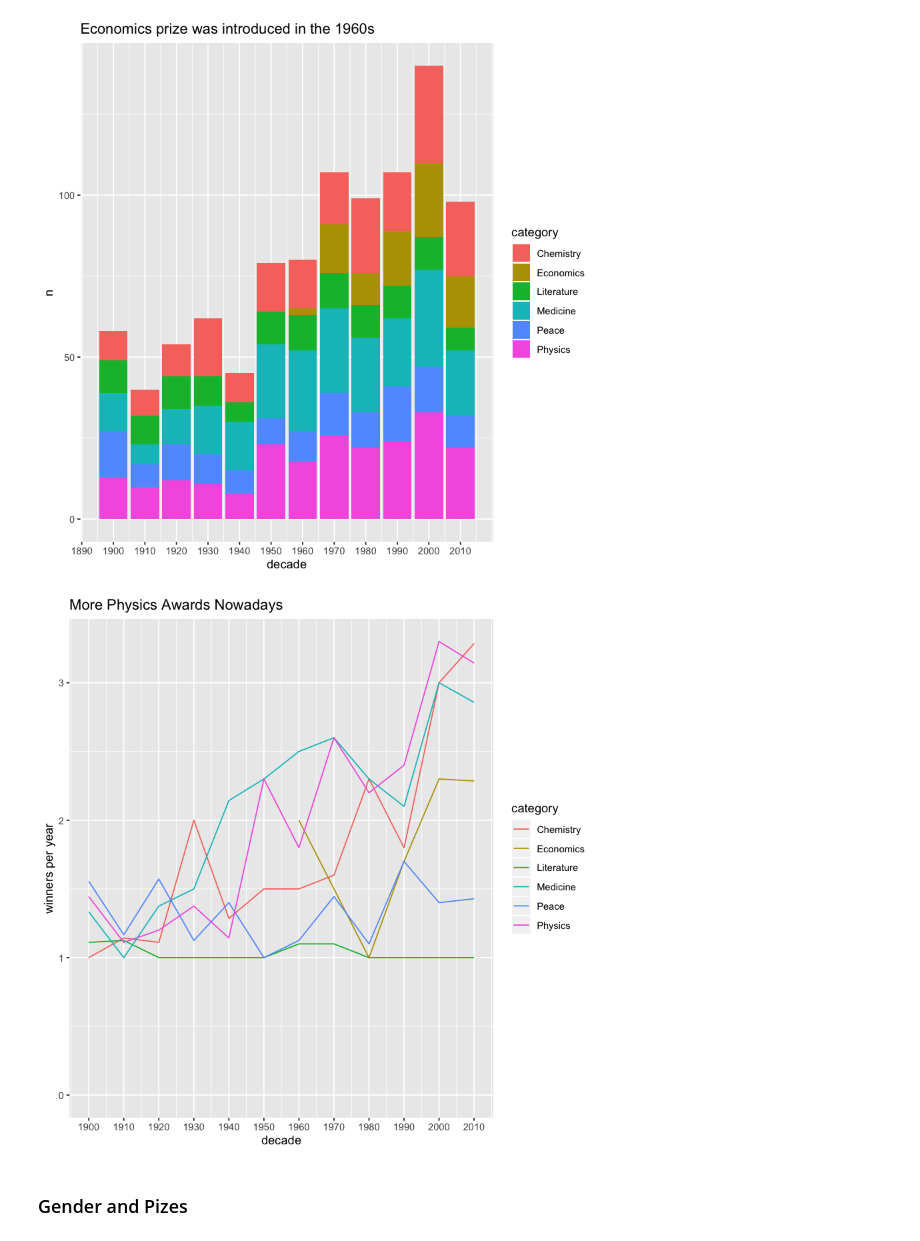
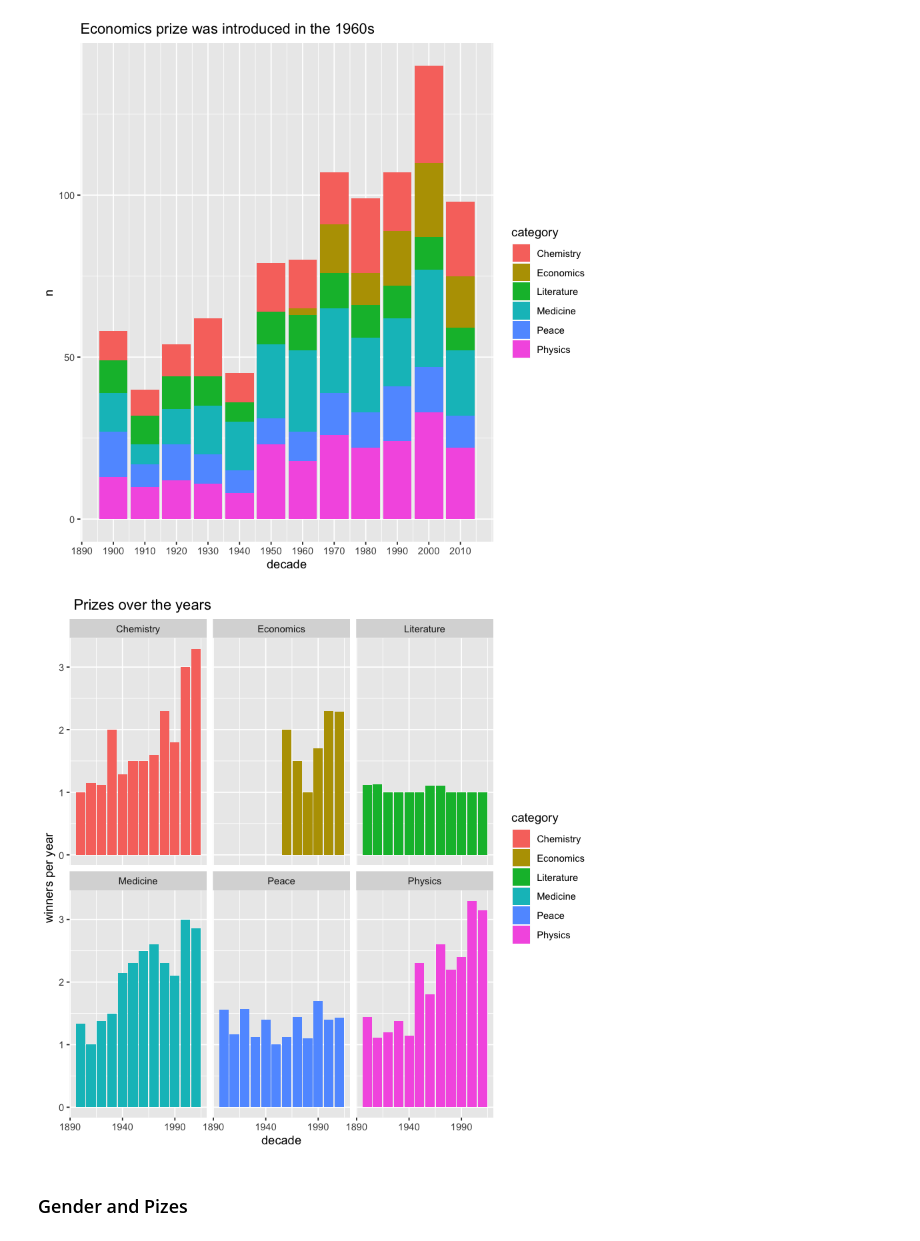
Before and after one commit to notblank/Curso-Stat-Public, a Jupyter notebook: Cursos/Curso_07_Data_Viz_1.ipynb, the cells around one changed output. Drawn from its saved outputs; the diff is of its cells as text; code cells hidden in the pictures.

```diff
--- a/Cursos/Curso_07_Data_Viz_1.ipynb
+++ b/Cursos/Curso_07_Data_Viz_1.ipynb
@@ -366,15 +385,16 @@ nobel_winners %>%
 # %%
 nobel_winners %>%
             group_by(category,  decade = 10 * (prize_year %/% 10)) %>%
             summarise(winners = n(),
                       `winners per year` = winners / n_distinct(prize_year)) %>%
-            ggplot(aes(x = decade, y = `winners per year`, color = category)) +
-            geom_line() +
-            scale_x_continuous(breaks = seq(1890, 2010, 10)) +
+            ggplot(aes(x = decade, y = `winners per year`, fill = category)) +
+            geom_col() +
+            scale_x_continuous(breaks = seq(1890, 2010, 50)) +
             expand_limits(y = 0) +
-            ggtitle('More Physics Awards Nowadays')
+            ggtitle(' Prizes over the years') +
+            facet_wrap(~category)
 # %% [output]
-[figure, old version]
+[figure, new version]
 # %% [markdown]
 ### Gender and Pizes
 # %%
```
Also changed, not shown: parts of 9 cells of this notebook, 1 other file.
